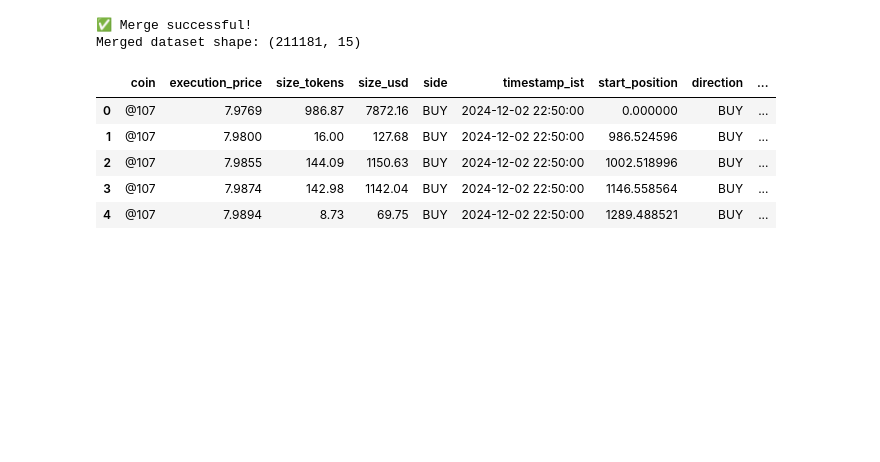
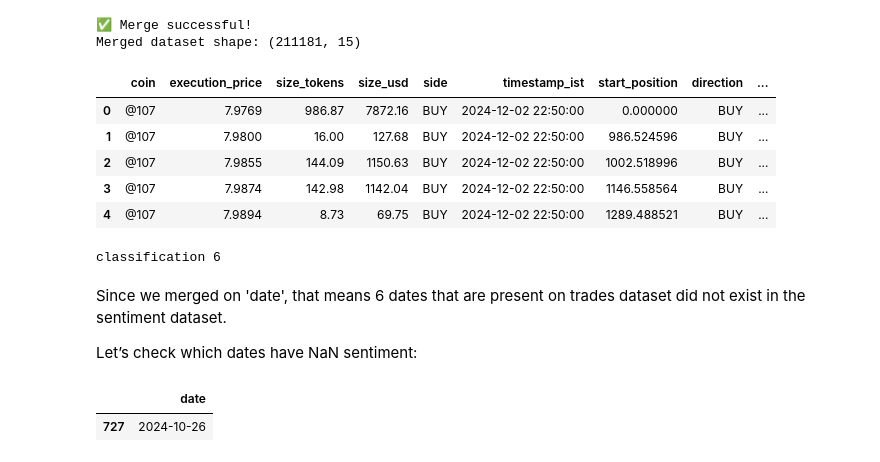
Before and after one commit to amruthaparola/trader-behavior-insights, a Jupyter notebook: ds_amrutha_parola/Trader_Sentiment_Analysis.ipynb, the cells around one changed output. Saved outputs shown, nothing was run; the diff lists cells and outputs as text; code cells hidden in the pictures; blank space fills up the shorter version.

Commit message:
Handled NaN values in merged_df

```diff
--- a/ds_amrutha_parola/Trader_Sentiment_Analysis.ipynb
+++ b/ds_amrutha_parola/Trader_Sentiment_Analysis.ipynb
@@ -244,3 +236,19 @@ Merged dataset shape: (211181, 15)
 | 2 | @107 | 7.9855 | 144.09 | 1150.63 | BUY | 2024-12-02 22:50:00 | 1002.518996 | BUY | ... |
 | 3 | @107 | 7.9874 | 142.98 | 1142.04 | BUY | 2024-12-02 22:50:00 | 1146.558564 | BUY | ... |
 | 4 | @107 | 7.9894 | 8.73 | 69.75 | BUY | 2024-12-02 22:50:00 | 1289.488521 | BUY | ... |
+# %%
+for cols in merged_df.columns:
+    if merged_df[cols].isna().sum()!=0:
+        print(cols, merged_df[cols].isna().sum())
+# %% [output]
+classification 6
+# %% [markdown]
+Since we merged on 'date', that means 6 dates that are present on trades dataset did not exist in the sentiment dataset.
+
+Let’s check which dates have NaN sentiment:
+# %%
+# Check missing sentiment
+merged_df.loc[merged_df['classification'].isna(), ['date']].drop_duplicates()
+# %% [output]
+|  | date |
+| 727 | 2024-10-26 |
```
Also changed, not shown: parts of 3 cells of this notebook.
